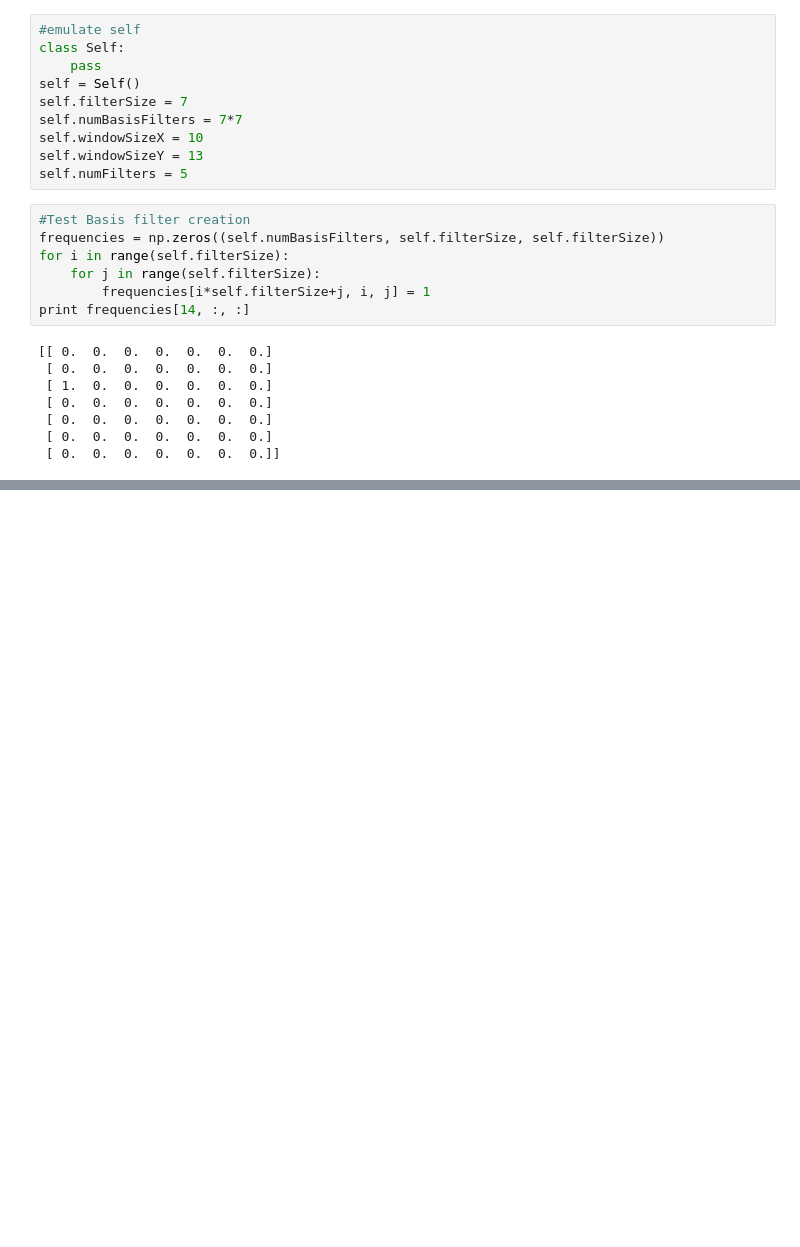
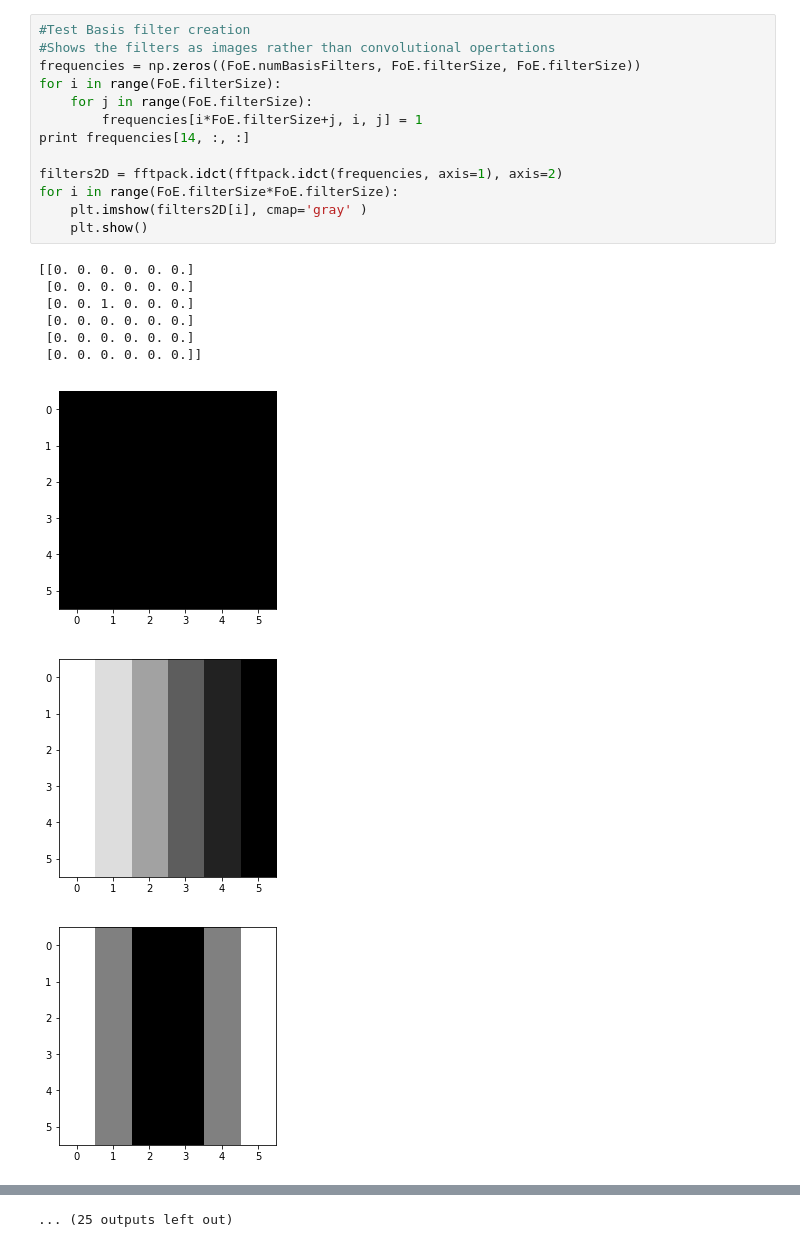
Before and after one commit to rvansoelen/mriDenoiser, a Jupyter notebook: tester.ipynb, the cells around one changed output, grey strips where cells are left out. Drawn from its saved outputs; the diff is of its cells as text; blank space fills up the shorter version.

```diff
--- a/tester.ipynb
+++ b/tester.ipynb
@@ -6,25 +11,23 @@ import time
-# %%
-#emulate self
-class Self:
-    pass
-self = Self()
-self.filterSize = 7
-self.numBasisFilters = 7*7
-self.windowSizeX = 10
-self.windowSizeY = 13
-self.numFilters = 5
 # %%
 #Test Basis filter creation
-frequencies = np.zeros((self.numBasisFilters, self.filterSize, self.filterSize))
-for i in range(self.filterSize):
-    for j in range(self.filterSize):
-        frequencies[i*self.filterSize+j, i, j] = 1
+#Shows the filters as images rather than convolutional opertations
+frequencies = np.zeros((FoE.numBasisFilters, FoE.filterSize, FoE.filterSize))
+for i in range(FoE.filterSize):
+    for j in range(FoE.filterSize):
+        frequencies[i*FoE.filterSize+j, i, j] = 1
 print frequencies[14, :, :]
+
+filters2D = fftpack.idct(fftpack.idct(frequencies, axis=1), axis=2)
+for i in range(FoE.filterSize*FoE.filterSize):
+    plt.imshow(filters2D[i], cmap='gray' )
+    plt.show()
 # %% [output]
-[[ 0.  0.  0.  0.  0.  0.  0.]
- [ 0.  0.  0.  0.  0.  0.  0.]
- [ 1.  0.  0.  0.  0.  0.  0.]
- [ 0.  0.  0.  0.  0.  0.  0.]
- [ 0.  0.  0.  0.  0.  0.  0.]
- [ 0.  0.  0.  0.  0.  0.  0.]
- [ 0.  0.  0.  0.  0.  0.  0.]]
+[[0. 0. 0. 0. 0. 0.]
+ [0. 0. 0. 0. 0. 0.]
+ [0. 0. 1. 0. 0. 0.]
+ [0. 0. 0. 0. 0. 0.]
+ [0. 0. 0. 0. 0. 0.]
+ [0. 0. 0. 0. 0. 0.]]
+[figure, added]
+[figure, added]
+[figure, added]
@@ -30,0 +42 @@ print frequencies[14, :, :]
+... (25 outputs left out)
```
Also changed, not shown: parts of 17 cells of this notebook, 13 other files.
